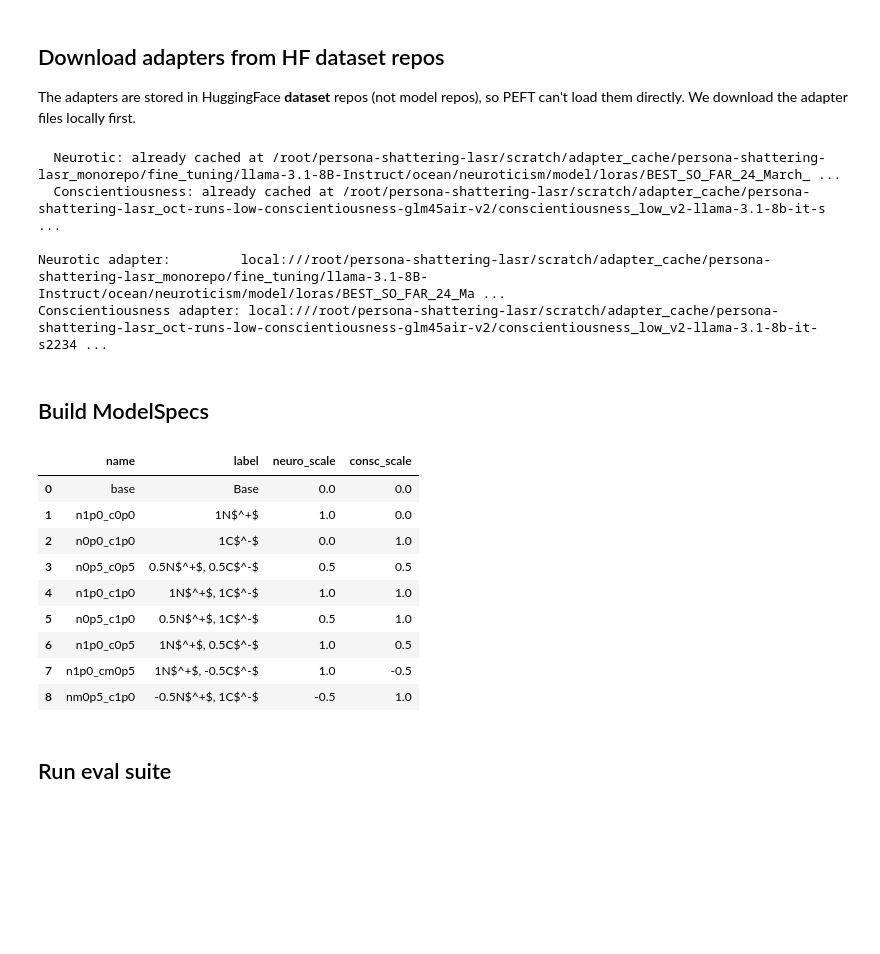
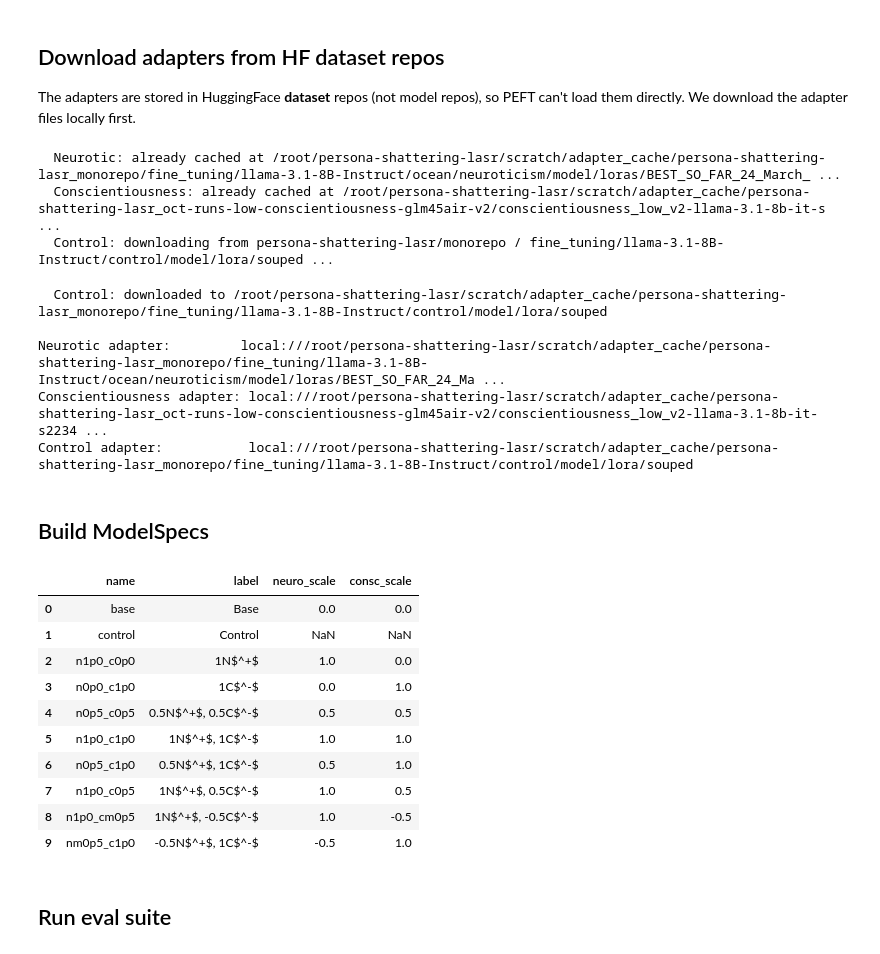
Before and after one commit to SidBaines/persona-shattering-lasr, a Jupyter notebook: scripts_dev/personality_evals/anton_ocean_trait_evals/trait_evals.ipynb, the cells around one changed output. Cells and saved outputs as stored; diff of their text form; code cells hidden in the pictures; blank space fills up the shorter version.

Commit message:
anton/llm_judge_soup_barplots update mcq notebook to temp 0 and add control model

```diff
--- a/scripts_dev/personality_evals/anton_ocean_trait_evals/trait_evals.ipynb
+++ b/scripts_dev/personality_evals/anton_ocean_trait_evals/trait_evals.ipynb
@@ -134,18 +137,26 @@ neurotic_local = download_adapter_from_dataset_repo(
 conscientiousness_local = download_adapter_from_dataset_repo(
     CONSCIENTIOUSNESS_HF_REPO, CONSCIENTIOUSNESS_HF_SUBFOLDER, ADAPTER_CACHE, "Conscientiousness"
 )
+control_local = download_adapter_from_dataset_repo(
+    CONTROL_HF_REPO, CONTROL_HF_SUBFOLDER, ADAPTER_CACHE, "Control"
+)
 
 NEUROTIC_ADAPTER = f"local://{neurotic_local.resolve()}"
 CONSCIENTIOUSNESS_ADAPTER = f"local://{conscientiousness_local.resolve()}"
+CONTROL_ADAPTER = f"local://{control_local.resolve()}"
 
 print(f"\nNeurotic adapter:         {NEUROTIC_ADAPTER}")
 print(f"Conscientiousness adapter: {CONSCIENTIOUSNESS_ADAPTER}")
+print(f"Control adapter:           {CONTROL_ADAPTER}")
 # %% [output]
   Neurotic: already cached at /root/persona-shattering-lasr/scratch/adapter_cache/persona-shattering-lasr_monorepo/fine_tuning/llama-3.1-8B-Instruct/ocean/neuroticism/model/loras/BEST_SO_FAR_24_March_ ...
   Conscientiousness: already cached at /root/persona-shattering-lasr/scratch/adapter_cache/persona-shattering-lasr_oct-runs-low-conscientiousness-glm45air-v2/conscientiousness_low_v2-llama-3.1-8b-it-s ...
-
-Neurotic adapter:         local:///root/persona-shattering-lasr/scratch/adapter_cache/persona-shattering-lasr_monorepo/fine_tuning/llama-3.1-8B-Instruct/ocean/neuroticism/model/loras/BEST_SO_FAR_24_Ma ...
-Conscientiousness adapter: local:///root/persona-shattering-lasr/scratch/adapter_cache/persona-shattering-lasr_oct-runs-low-conscientiousness-glm45air-v2/conscientiousness_low_v2-llama-3.1-8b-it-s2234 ...
+  Control: downloading from persona-shattering-lasr/monorepo / fine_tuning/llama-3.1-8B-Instruct/control/model/lora/souped ...
+  Control: downloaded to /root/persona-shattering-lasr/scratch/adapter_cache/persona-shattering-lasr_monorepo/fine_tuning/llama-3.1-8B-Instruct/control/model/lora/souped
+
+Neurotic adapter:         local:///root/persona-shattering-lasr/scratch/adapter_cache/persona-shattering-lasr_monorepo/fine_tuning/llama-3.1-8B-Instruct/ocean/neuroticism/model/loras/BEST_SO_FAR_24_Ma ...
+Conscientiousness adapter: local:///root/persona-shattering-lasr/scratch/adapter_cache/persona-shattering-lasr_oct-runs-low-conscientiousness-glm45air-v2/conscientiousness_low_v2-llama-3.1-8b-it-s2234 ...
+Control adapter:           local:///root/persona-shattering-lasr/scratch/adapter_cache/persona-shattering-lasr_monorepo/fine_tuning/llama-3.1-8B-Instruct/control/model/lora/souped
 # %% [markdown]
 ## Build ModelSpecs
 # %%
@@ -178,42 +189,62 @@ def build_model_specs(
     consc_adapter: str,
     scale_combos: list[tuple[float, float]],
 ) -> list[ModelSpec]:
     specs: list[ModelSpec] = []
     for n_scale, c_scale in scale_combos:
         adapters: list[AdapterConfig] = []
         if n_scale != 0.0:
             adapters.append(AdapterConfig(path=neurotic_adapter, scale=n_scale))
         if c_scale != 0.0:
             adapters.append(AdapterConfig(path=consc_adapter, scale=c_scale))
         specs.append(
             ModelSpec(
                 name=make_combo_name(n_scale, c_scale),
                 base_model=base_model,
                 adapters=adapters,
             )
         )
     return specs
 
 
 model_specs = build_model_specs(BASE_MODEL, NEUROTIC_ADAPTER, CONSCIENTIOUSNESS_ADAPTER, SCALE_COMBOS)
 
+# Insert control model at position 1 (after base, before combo models)
+control_spec = ModelSpec(
+    name="control",
+    base_model=BASE_MODEL,
+    adapters=[AdapterConfig(path=CONTROL_ADAPTER, scale=1.0)],
+)
+model_specs.insert(1, control_spec)
+
+# Ordered list of (name, label, neuro_scale, consc_scale) for all models — drives extraction and plots
+ALL_MODEL_ENTRIES: list[tuple[str, str, float | None, float | None]] = (
+    [("base", "Base", 0.0, 0.0)]
+    + [("control", "Control", None, None)]
+    + [
+        (make_combo_name(n, c), make_combo_label(n, c), n, c)
+        for n, c in SCALE_COMBOS
+        if not (n == 0.0 and c == 0.0)
+    ]
+)
+
 # Summary
 combo_summary = pd.DataFrame(
-    [(make_combo_name(n, c), make_combo_label(n, c), n, c) for n, c in SCALE_COMBOS],
+    [(name, label, n, c) for name, label, n, c in ALL_MODEL_ENTRIES],
     columns=["name", "label", "neuro_scale", "consc_scale"],
 )
 combo_summary
 # %% [output]
 |  | name | label | neuro_scale | consc_scale |
 | 0 | base | Base | 0.0 | 0.0 |
-| 1 | n1p0_c0p0 | 1N$^+$ | 1.0 | 0.0 |
-| 2 | n0p0_c1p0 | 1C$^-$ | 0.0 | 1.0 |
-| 3 | n0p5_c0p5 | 0.5N$^+$, 0.5C$^-$ | 0.5 | 0.5 |
-| 4 | n1p0_c1p0 | 1N$^+$, 1C$^-$ | 1.0 | 1.0 |
-| 5 | n0p5_c1p0 | 0.5N$^+$, 1C$^-$ | 0.5 | 1.0 |
-| 6 | n1p0_c0p5 | 1N$^+$, 0.5C$^-$ | 1.0 | 0.5 |
-| 7 | n1p0_cm0p5 | 1N$^+$, -0.5C$^-$ | 1.0 | -0.5 |
-| 8 | nm0p5_c1p0 | -0.5N$^+$, 1C$^-$ | -0.5 | 1.0 |
+| 1 | control | Control | NaN | NaN |
+| 2 | n1p0_c0p0 | 1N$^+$ | 1.0 | 0.0 |
+| 3 | n0p0_c1p0 | 1C$^-$ | 0.0 | 1.0 |
+| 4 | n0p5_c0p5 | 0.5N$^+$, 0.5C$^-$ | 0.5 | 0.5 |
+| 5 | n1p0_c1p0 | 1N$^+$, 1C$^-$ | 1.0 | 1.0 |
+| 6 | n0p5_c1p0 | 0.5N$^+$, 1C$^-$ | 0.5 | 1.0 |
+| 7 | n1p0_c0p5 | 1N$^+$, 0.5C$^-$ | 1.0 | 0.5 |
+| 8 | n1p0_cm0p5 | 1N$^+$, -0.5C$^-$ | 1.0 | -0.5 |
+| 9 | nm0p5_c1p0 | -0.5N$^+$, 1C$^-$ | -0.5 | 1.0 |
 # %% [markdown]
 ## Run eval suite
 # %%
```
Also changed, not shown: parts of 7 cells of this notebook, 1 other file.
